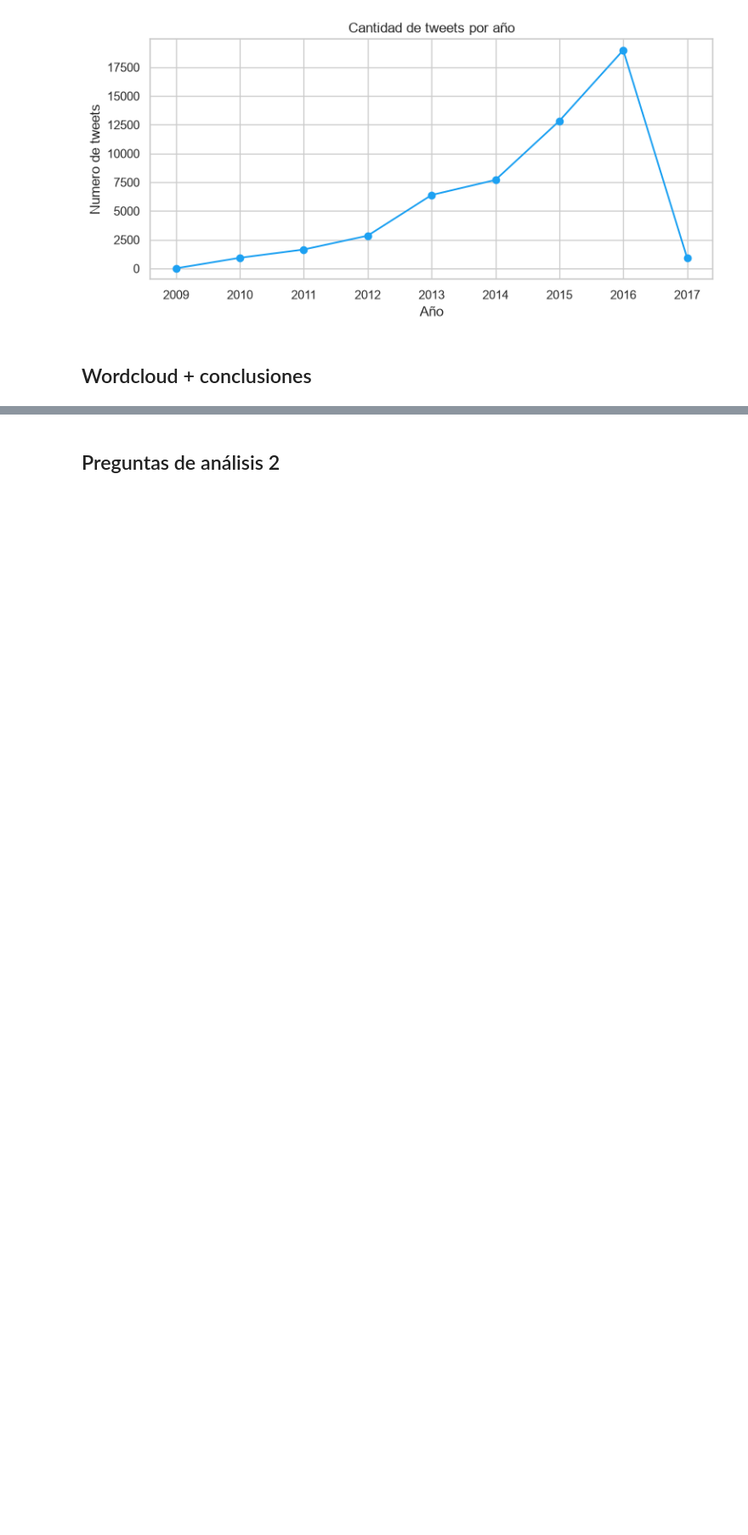
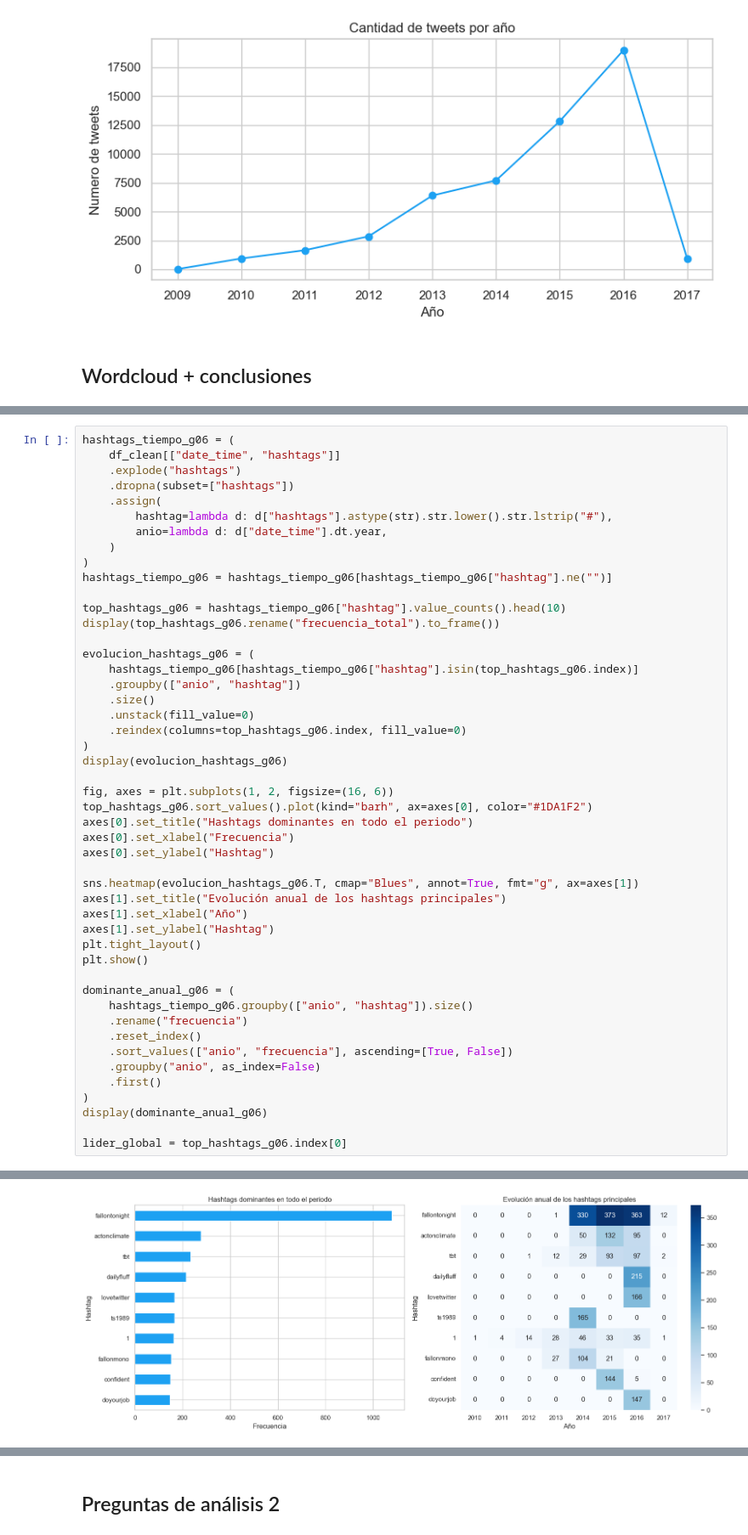
Before and after one commit to ecarcamo/Actividad-Clase-DataScience-Tweets, a Jupyter notebook: notebooks/01_carga_inicial.ipynb, the cells around one changed output, grey strips where cells are left out. Shown at 85% size. Saved outputs shown, nothing was run; the diff lists cells and outputs as text; blank space fills up the shorter version.

```diff
--- a/notebooks/01_carga_inicial.ipynb
+++ b/notebooks/01_carga_inicial.ipynb
@@ -402,0 +519,49 @@ plt.show()
+# %%
+hashtags_tiempo_g06 = (
+    df_clean[["date_time", "hashtags"]]
+    .explode("hashtags")
+    .dropna(subset=["hashtags"])
+    .assign(
+        hashtag=lambda d: d["hashtags"].astype(str).str.lower().str.lstrip("#"),
+        anio=lambda d: d["date_time"].dt.year,
+    )
+)
+hashtags_tiempo_g06 = hashtags_tiempo_g06[hashtags_tiempo_g06["hashtag"].ne("")]
+
+top_hashtags_g06 = hashtags_tiempo_g06["hashtag"].value_counts().head(10)
+display(top_hashtags_g06.rename("frecuencia_total").to_frame())
+
+evolucion_hashtags_g06 = (
+    hashtags_tiempo_g06[hashtags_tiempo_g06["hashtag"].isin(top_hashtags_g06.index)]
+    .groupby(["anio", "hashtag"])
+    .size()
+    .unstack(fill_value=0)
+    .reindex(columns=top_hashtags_g06.index, fill_value=0)
+)
+display(evolucion_hashtags_g06)
+
+fig, axes = plt.subplots(1, 2, figsize=(16, 6))
+top_hashtags_g06.sort_values().plot(kind="barh", ax=axes[0], color="#1DA1F2")
+axes[0].set_title("Hashtags dominantes en todo el periodo")
+axes[0].set_xlabel("Frecuencia")
+axes[0].set_ylabel("Hashtag")
+
+sns.heatmap(evolucion_hashtags_g06.T, cmap="Blues", annot=True, fmt="g", ax=axes[1])
+axes[1].set_title("Evolución anual de los hashtags principales")
+axes[1].set_xlabel("Año")
+axes[1].set_ylabel("Hashtag")
+plt.tight_layout()
+plt.show()
+
+dominante_anual_g06 = (
+    hashtags_tiempo_g06.groupby(["anio", "hashtag"]).size()
+    .rename("frecuencia")
+    .reset_index()
+    .sort_values(["anio", "frecuencia"], ascending=[True, False])
+    .groupby("anio", as_index=False)
+    .first()
+)
+display(dominante_anual_g06)
+
+lider_global = top_hashtags_g06.index[0]
+# %% [output]
@@ -402,0 +590 @@ plt.show()
+[figure, added]
```
Also changed, not shown: parts of 18 cells of this notebook, 1 other file.
